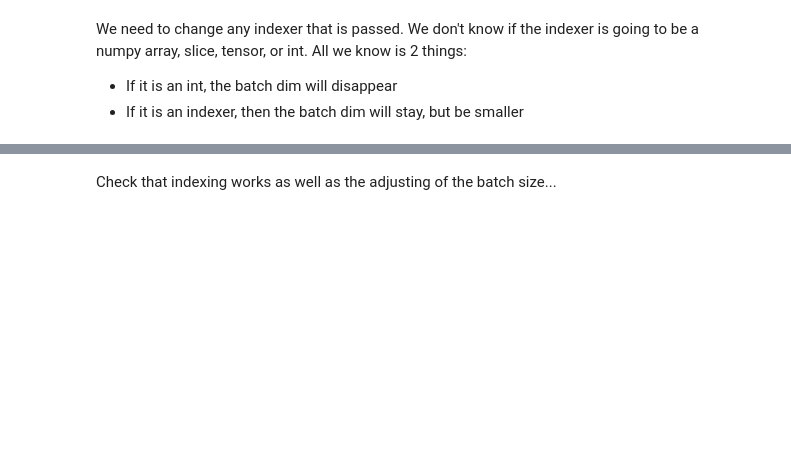
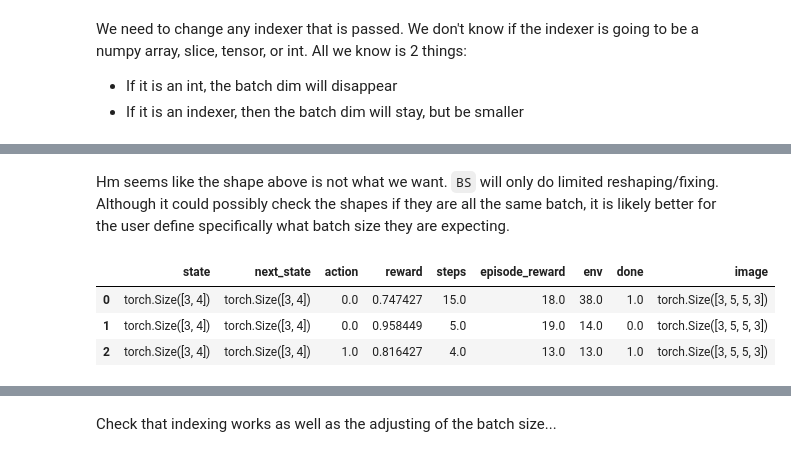
Before and after one commit to josiahls/fast-reinforcement-learning-2, a Jupyter notebook: nbs/00_core.ipynb, the cells around one changed output, grey strips where cells are left out. Saved outputs shown, nothing was run; the diff lists cells and outputs as text; code cells hidden in the pictures; blank space fills up the shorter version.

```diff
--- a/nbs/00_core.ipynb
+++ b/nbs/00_core.ipynb
@@ -217,0 +120,4 @@ test_eq(test_d.bd_batch_size,20)
+# %%
+# export
+def tensor2mu(k,t:Tensor): return {f'{k}_mu':t.reshape(t.shape[0],-1).double().mean(axis=1)}
+tensor2mu.__docs__="Returns a dict with key `k`_mu with the mean of `t` batchwise "
@@ -217,0 +243,11 @@ test_eq(test_d.bd_batch_size,20)
+# %% [markdown]
+Hm seems like the shape above is not what we want. `BS` will only do limited reshaping/fixing.
+Although it could possibly check the shapes if they are all the same batch, it is likely better for the
+user define specifically what batch size they are expecting.
+# %%
+BD(example_3(),bs=3).pandas()
+# %% [output]
+|  | state | next_state | action | reward | steps | episode_reward | env | done | image |
+| 0 | torch.Size([3, 4]) | torch.Size([3, 4]) | 0.0 | 0.747427 | 15.0 | 18.0 | 38.0 | 1.0 | torch.Size([3, 5, 5, 3]) |
+| 1 | torch.Size([3, 4]) | torch.Size([3, 4]) | 0.0 | 0.958449 | 5.0 | 19.0 | 14.0 | 0.0 | torch.Size([3, 5, 5, 3]) |
+| 2 | torch.Size([3, 4]) | torch.Size([3, 4]) | 1.0 | 0.816427 | 4.0 | 13.0 | 13.0 | 1.0 | torch.Size([3, 5, 5, 3]) |
```
Also changed, not shown: parts of 39 cells of this notebook, 12 other files.
